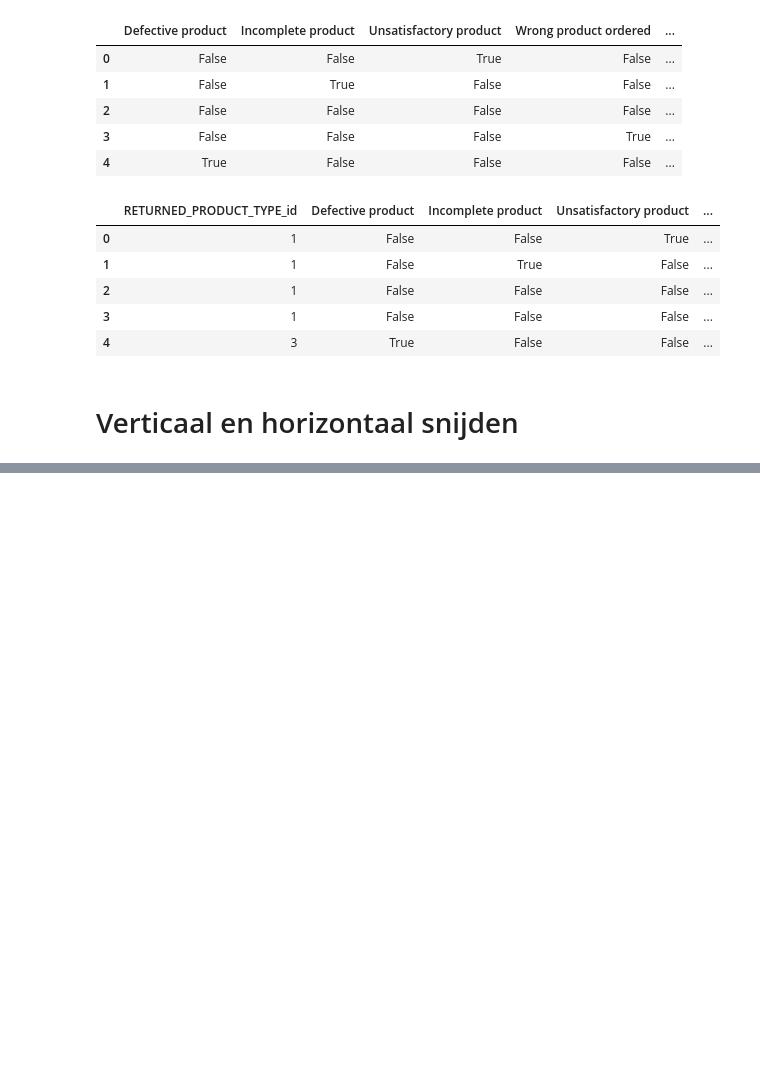
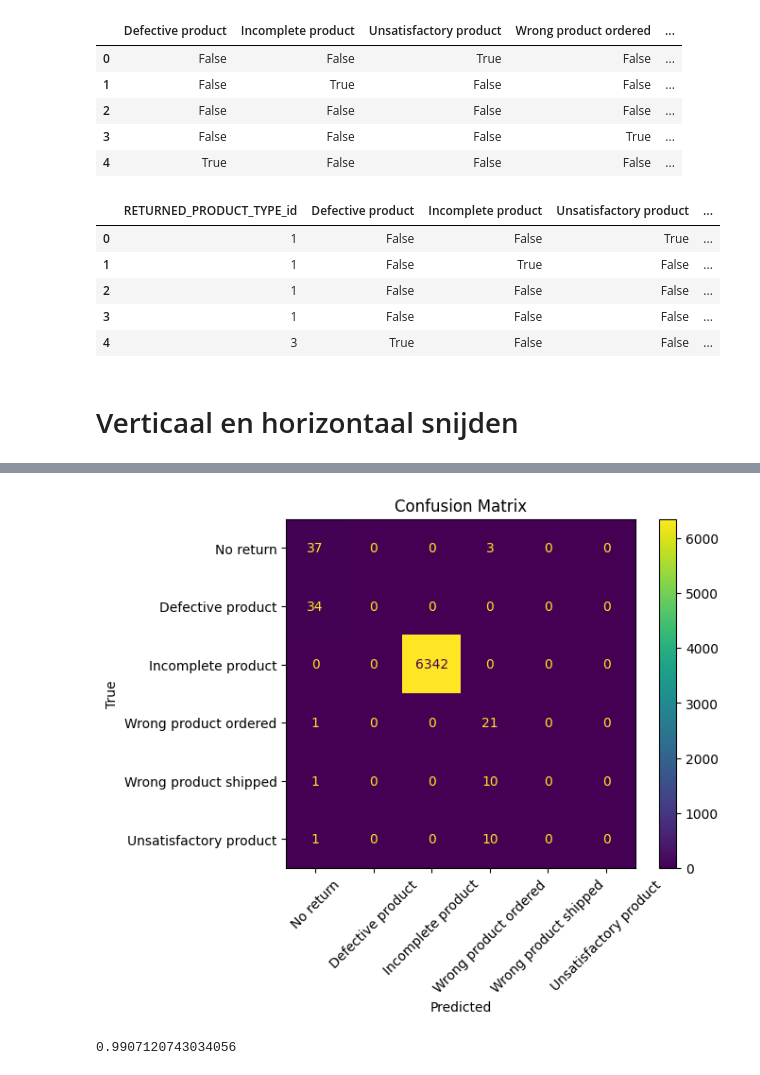
Before and after one commit to NoahGram/Johari_Venster, a Jupyter notebook: week_8/src/PR8-2.ipynb, the cells around one changed output, grey strips where cells are left out. Drawn from its saved outputs; the diff is of its cells as text; code cells hidden in the pictures; blank space fills up the shorter version.

```diff
--- a/week_8/src/PR8-2.ipynb
+++ b/week_8/src/PR8-2.ipynb
@@ -161,0 +138,5 @@ mean_absolute_error(y_test, y_pred) # Mean Absolute Error, lager is beter
+# %%
+predicted_df = pd.DataFrame(dtree.predict(X_test))
+predicted_df = predicted_df.rename(columns={0: 'Predicted_Return_Reason'})
+model_results_frame = pd.concat([y_test.reset_index()['RETURNED_REASON_description'], predicted_df], axis=1)
+model_results_frame
@@ -161,0 +157,16 @@ mean_absolute_error(y_test, y_pred) # Mean Absolute Error, lager is beter
+# %%
+confusion_matrix = metrics.confusion_matrix(model_results_frame['RETURNED_REASON_description'], model_results_frame['Predicted_Return_Reason'])
+cm_display = metrics.ConfusionMatrixDisplay(confusion_matrix=confusion_matrix, display_labels = ['No return', 'Defective product', 'Incomplete product', 'Wrong product ordered', 'Wrong product shipped', 'Unsatisfactory product'])
+
+cm_display.plot()
+plt.xticks(rotation=45)
+plt.title('Confusion Matrix')
+plt.xlabel('Predicted')
+plt.ylabel('True')
+plt.show()
+# %% [output]
+[figure, added]
+# %%
+metrics.accuracy_score(model_results_frame['RETURNED_REASON_description'], model_results_frame['Predicted_Return_Reason']) # Accuracy score berekenen, hoeveel procent van de voorspellingen is correct. 1 is 100% correct, 0 is 0% correct
+# %% [output]
+0.9907120743034056
```
Also changed, not shown: parts of 21 cells of this notebook, 1 other file.
